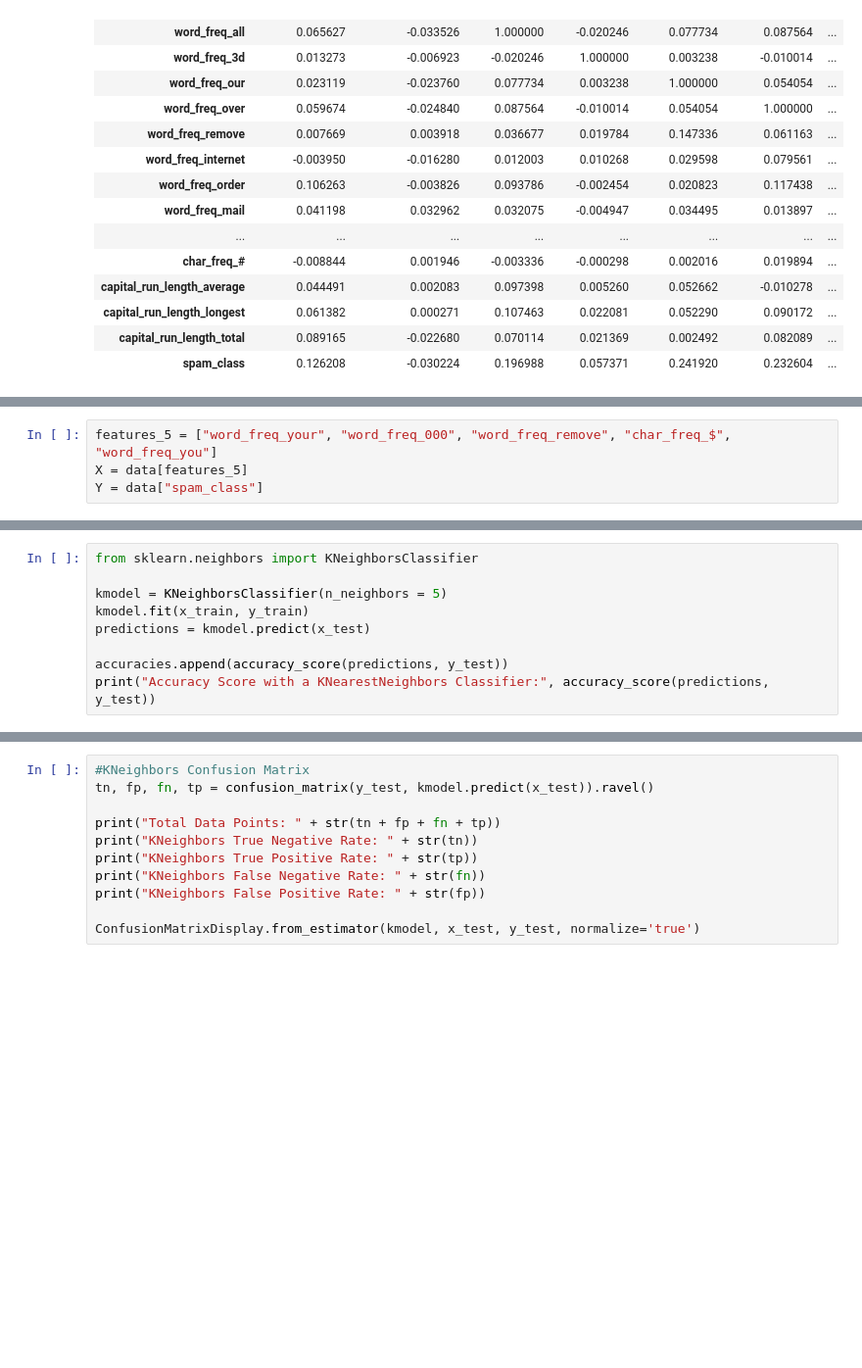
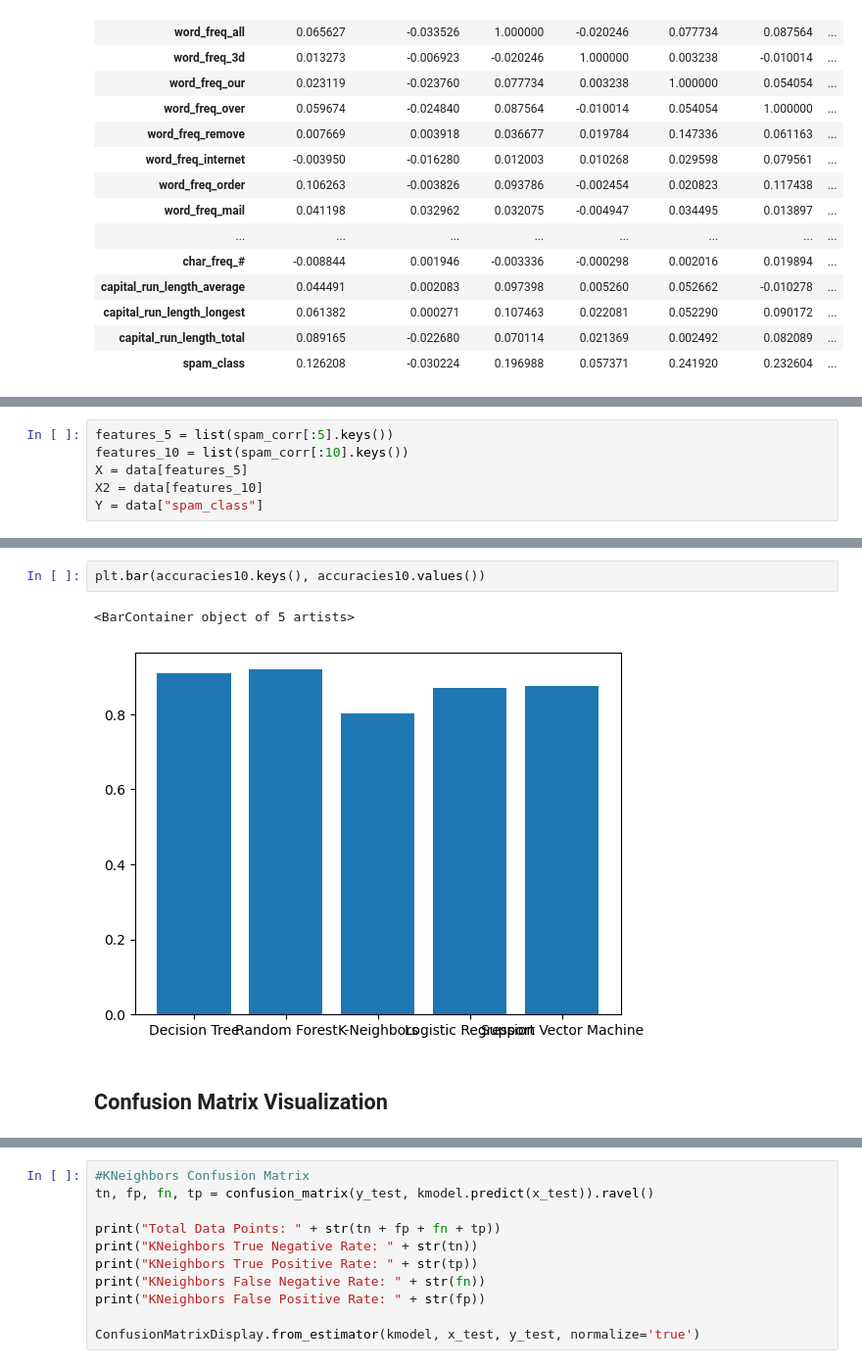
Before and after one commit to leonjiao5/SpambaseML, a Jupyter notebook: projectCode.ipynb, the cells around one changed output, grey strips where cells are left out. Shown at 98% size. Saved outputs shown, nothing was run; the diff lists cells and outputs as text; blank space fills up the shorter version.

```diff
--- a/projectCode.ipynb
+++ b/projectCode.ipynb
@@ -134,5 +170,7 @@ correlation.style.background_gradient(cmap='coolwarm')
 # %%
-features_5 = ["word_freq_your", "word_freq_000", "word_freq_remove", "char_freq_$", "word_freq_you"]
+features_5 = list(spam_corr[:5].keys())
+features_10 = list(spam_corr[:10].keys())
 X = data[features_5]
+X2 = data[features_10]
 Y = data["spam_class"]
 # %% [markdown]
@@ -177,9 +215,0 @@ The accuracy of the Decision Tree is 0.8523344191096635
-# %%
-from sklearn.neighbors import KNeighborsClassifier
-
-kmodel = KNeighborsClassifier(n_neighbors = 5)
-kmodel.fit(x_train, y_train)
-predictions = kmodel.predict(x_test)
-
-accuracies.append(accuracy_score(predictions, y_test))
-print("Accuracy Score with a KNearestNeighbors Classifier:", accuracy_score(predictions, y_test))
@@ -214 +363,8 @@ From the Bar Plot, we can see that the Random Forest Classifier is clearly the m
+# %%
+plt.bar(accuracies10.keys(), accuracies10.values())
+# %% [output]
+<BarContainer object of 5 artists>
+[figure, added]
+# %% [markdown]
+## Confusion Matrix Visualization
 # %%
```
Also changed, not shown: parts of 36 cells of this notebook.
